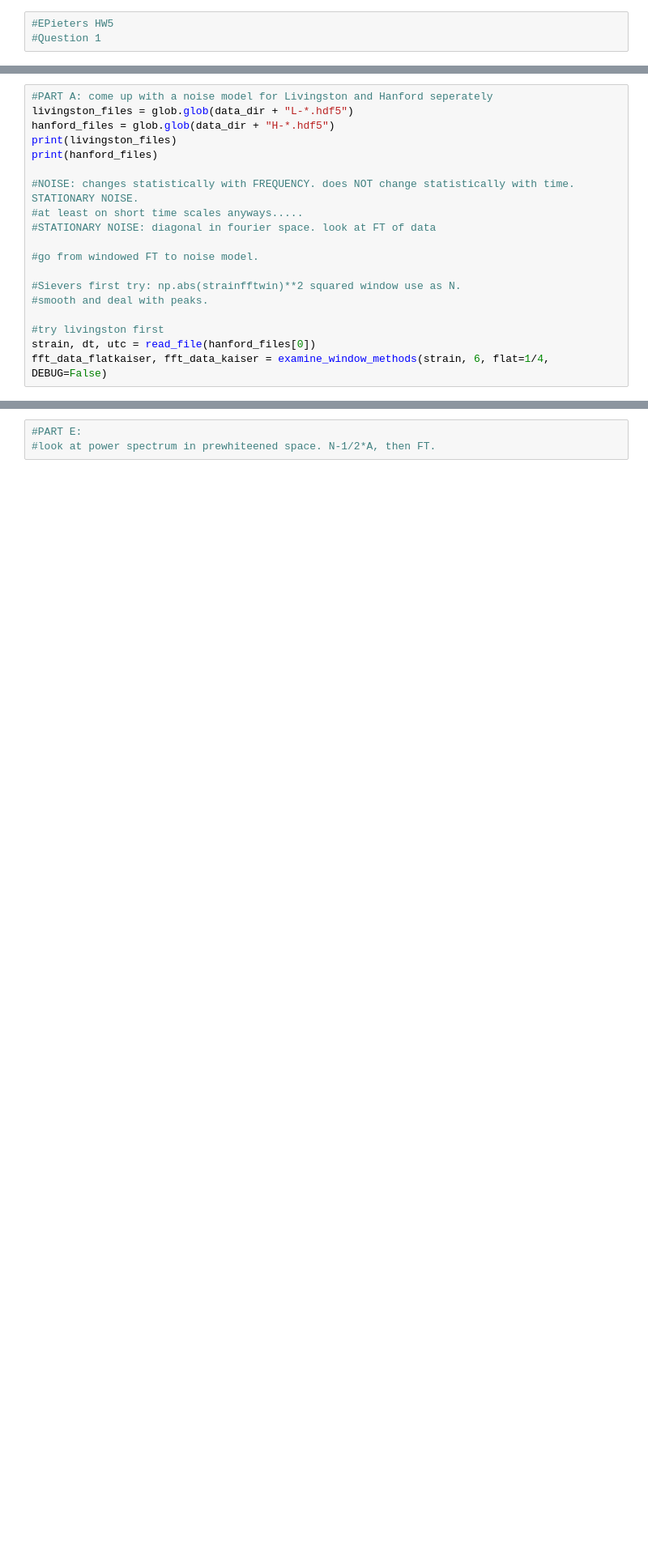
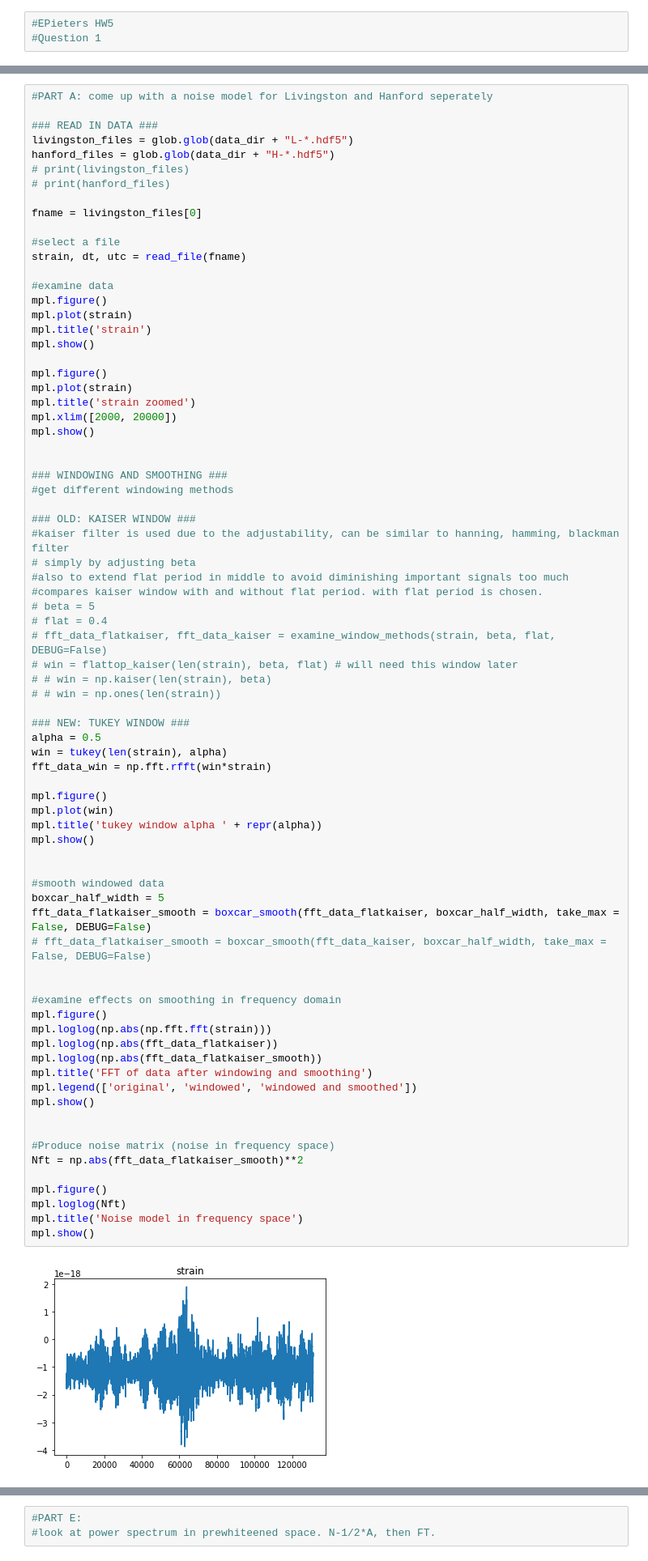
Before and after one commit to lizzord/phys512hw, a Jupyter notebook: problemset5/Question1.ipynb, the cells around one changed output, grey strips where cells are left out. Shown at 81% size. Cells and saved outputs as stored; diff of their text form; blank space fills up the shorter version.

Commit message:
had finished up kaiser but flat top doesn't work well, remove, try tukey window

```diff
--- a/problemset5/Question1.ipynb
+++ b/problemset5/Question1.ipynb
@@ -138,19 +152,0 @@ utc is  b'2017-01-04T10:11:44'
-# %%
-#PART A: come up with a noise model for Livingston and Hanford seperately
-livingston_files = glob.glob(data_dir + "L-*.hdf5")
-hanford_files = glob.glob(data_dir + "H-*.hdf5")
-print(livingston_files)
-print(hanford_files)
-
-#NOISE: changes statistically with FREQUENCY. does NOT change statistically with time. STATIONARY NOISE.
-#at least on short time scales anyways.....
-#STATIONARY NOISE: diagonal in fourier space. look at FT of data
-
-#go from windowed FT to noise model.
-
-#Sievers first try: np.abs(strainfftwin)**2 squared window use as N.
-#smooth and deal with peaks.
-
-#try livingston first
-strain, dt, utc = read_file(hanford_files[0])
-fft_data_flatkaiser, fft_data_kaiser = examine_window_methods(strain, 6, flat=1/4, DEBUG=False)
@@ -272,0 +153,78 @@ mpl.show()
+# %%
+#PART A: come up with a noise model for Livingston and Hanford seperately
+
+### READ IN DATA ###
+livingston_files = glob.glob(data_dir + "L-*.hdf5")
+hanford_files = glob.glob(data_dir + "H-*.hdf5")
+# print(livingston_files)
+# print(hanford_files)
+
+fname = livingston_files[0]
+
+#select a file
+strain, dt, utc = read_file(fname)
+
+#examine data
+mpl.figure()
+mpl.plot(strain)
+mpl.title('strain')
+mpl.show()
+
+mpl.figure()
+mpl.plot(strain)
+mpl.title('strain zoomed')
+mpl.xlim([2000, 20000])
+mpl.show()
+
+
+### WINDOWING AND SMOOTHING ###
+#get different windowing methods
+
+### OLD: KAISER WINDOW ###
+#kaiser filter is used due to the adjustability, can be similar to hanning, hamming, blackman filter
+# simply by adjusting beta
+#also to extend flat period in middle to avoid diminishing important signals too much
+#compares kaiser window with and without flat period. with flat period is chosen.
+# beta = 5
+# flat = 0.4
+# fft_data_flatkaiser, fft_data_kaiser = examine_window_methods(strain, beta, flat, DEBUG=False)
+# win = flattop_kaiser(len(strain), beta, flat) # will need this window later
+# # win = np.kaiser(len(strain), beta)
+# # win = np.ones(len(strain))
+
+### NEW: TUKEY WINDOW ###
+alpha = 0.5
+win = tukey(len(strain), alpha)
+fft_data_win = np.fft.rfft(win*strain)
+
+mpl.figure()
+mpl.plot(win)
+mpl.title('tukey window alpha ' + repr(alpha))
+mpl.show()
+
+
+#smooth windowed data
+boxcar_half_width = 5
+fft_data_flatkaiser_smooth = boxcar_smooth(fft_data_flatkaiser, boxcar_half_width, take_max = False, DEBUG=False)
+# fft_data_flatkaiser_smooth = boxcar_smooth(fft_data_kaiser, boxcar_half_width, take_max = False, DEBUG=False)
+
+
+#examine effects on smoothing in frequency domain
+mpl.figure()
+mpl.loglog(np.abs(np.fft.fft(strain)))
+mpl.loglog(np.abs(fft_data_flatkaiser))
+mpl.loglog(np.abs(fft_data_flatkaiser_smooth))
+mpl.title('FFT of data after windowing and smoothing')
+mpl.legend(['original', 'windowed', 'windowed and smoothed'])
+mpl.show()
+
+
+#Produce noise matrix (noise in frequency space)
+Nft = np.abs(fft_data_flatkaiser_smooth)**2
+
+mpl.figure()
+mpl.loglog(Nft)
+mpl.title('Noise model in frequency space')
+mpl.show()
+# %% [output]
+[figure, added]
```
Also changed, not shown: parts of 8 cells of this notebook.
